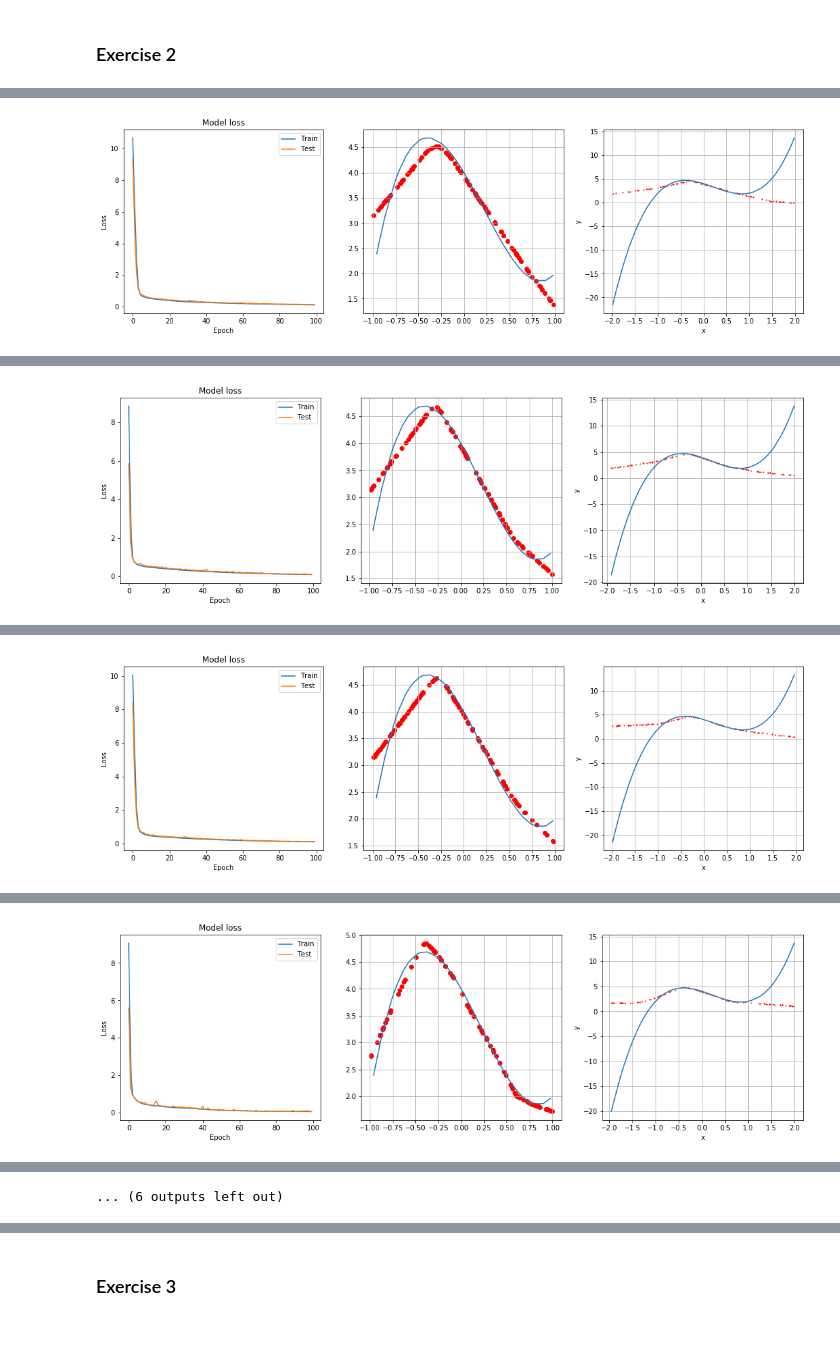
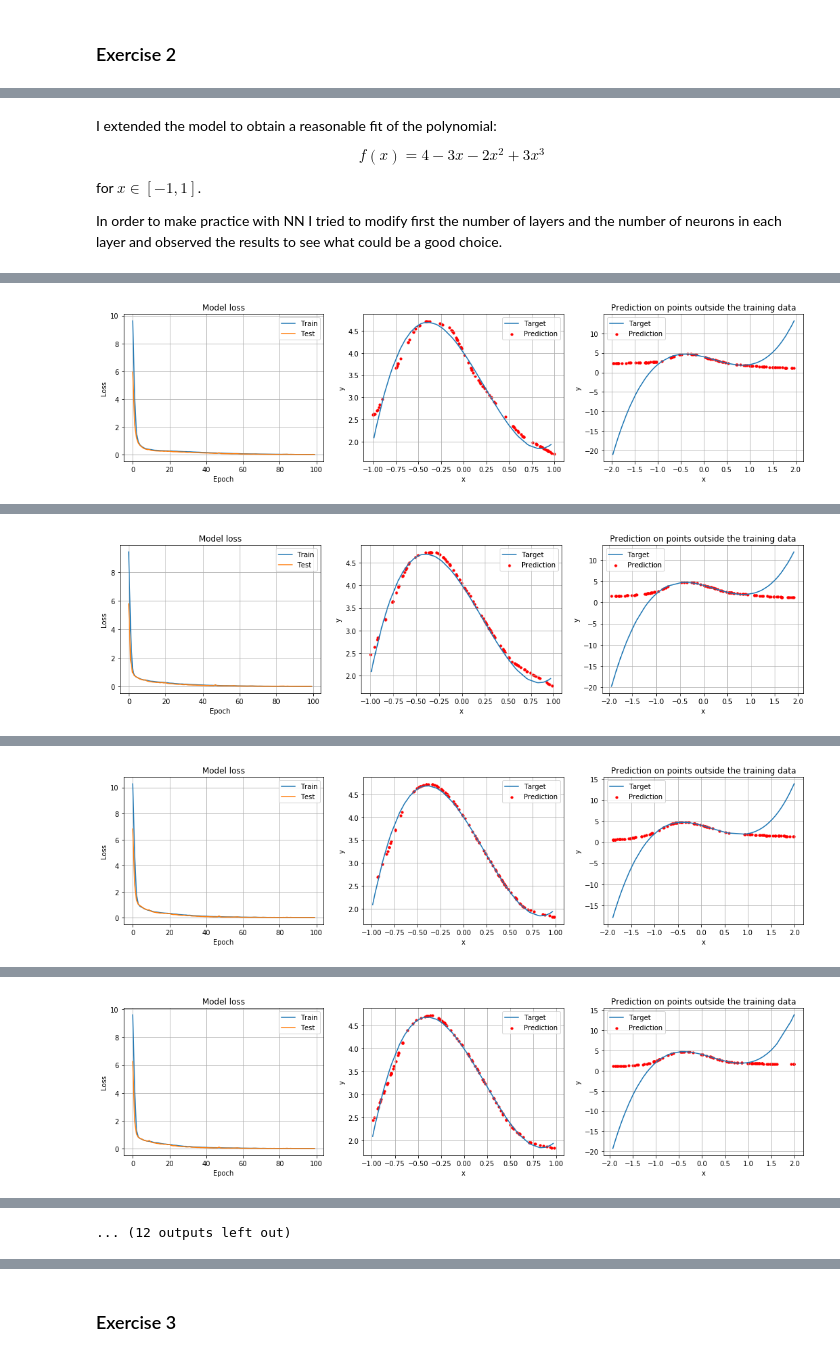
Before and after one commit to azzauzuaz/Numerical-Simulation-Laboratory, a Jupyter notebook: Lesson_11/Lesson_11.ipynb, the cells around one changed output, grey strips where cells are left out. Saved outputs shown, nothing was run; the diff lists cells and outputs as text; code cells hidden in the pictures.

```diff
--- a/Lesson_11/Lesson_11.ipynb
+++ b/Lesson_11/Lesson_11.ipynb
@@ -35,7 +36,7 @@ model.compile(optimizer='sgd', loss='mse', metrics=['mse'])
 # %%
 sigmas = [0.1, 0.2, 0.3] # noise standard deviation
 Ns_epochs = [10, 50, 100]
-Ns_train = [100, 1000, 5000]
+Ns_train = [100, 500, 1000]
 
 best_loss=1e100 # very high value
 
@@ -109,13 +95,24 @@ Summarize what you have learned about the relationship between model complexity
+# %% [markdown]
+I extended the model to obtain a reasonable fit of the polynomial:
+
+$$
+f(x)=4-3x-2x^2+3x^3
+$$
+
+for $x \in [-1,1]$.
+
+In order to make practice with NN I tried to modify first the number of layers and the number of neurons in each layer and observed the results to see what could be a good choice.
 # %%
 # generate training inputs
-np.random.seed(0)
+np.random.seed(19997)
+tf.random.set_seed(19997)
 x_train = np.random.uniform(-1, 1, 200)
 x_valid = np.random.uniform(-1, 1, 50)
 x_valid.sort()
 
 y_target = 4. - 3.*x_valid - 2.*x_valid**2 + 3.*x_valid**3
 
-sigma=0.2
+sigma=0.1
 y_train = np.random.normal(4. - 3.*x_train - 2.*x_train**2 + 3.*x_train**3, sigma)
 y_valid = np.random.normal(4. - 3.*x_valid - 2.*x_valid**2 + 3.*x_valid**3, sigma)
 # %%
@@ -137,14 +134,11 @@ def get_model(N_layers, N_neurons_per_layer, activ_fn, optim, loss_fn):
 
     return model
 # %%
-Ns_layers=[3,5,10]
-Ns_neurons_per_layer=[10,20,30]
+Ns_layers=[5,10,20]
+Ns_neurons_per_layer=[10,20,30,40]
 activ_fn='relu'
 optim='sgd'
 loss_fn='mse'
-
-#reproducibility
-np.random.seed(1997)
 
 index = 1
 
@@ -154,7 +148,6 @@ for N_layers in Ns_layers:
         plt.figure(index, figsize = (18, 4))
 
         model = get_model(N_layers, N_neurons_per_layer, activ_fn, optim, loss_fn)
-
         history = model.fit(x=x_train, y=y_train, batch_size=32, epochs=100 ,shuffle=True, validation_data=(x_valid, y_valid), verbose=0)
 
         # look into training history
@@ -166,13 +159,17 @@ for N_layers in Ns_layers:
         plt.ylabel('Loss')
         plt.xlabel('Epoch')
         plt.legend(['Train', 'Test'], loc='best')
+        plt.grid(True)
 
         plt.subplot(1, 3, 2)
         x_predicted = np.random.uniform(-1, 1, 100)
         y_predicted = model.predict(x_predicted)
-        plt.scatter(x_predicted, y_predicted,color='r')
-        plt.plot(x_valid, y_target)
+        plt.scatter(x_predicted, y_predicted,color='r', s=10, label="Prediction")
+        plt.plot(x_valid, y_target, label="Target")
+        plt.ylabel('y')
+        plt.xlabel('x')
         plt.grid(True)
+        plt.legend()
 
         plt.subplot(1, 3, 3)
         x_test = np.random.uniform(-2, 2, 100)
@@ -183,11 +180,13 @@ for N_layers in Ns_layers:
         score = model.evaluate(x_test, y_test, verbose=0)
         y_predicted = model.predict(x_test)
 
-        plt.scatter(x_test, y_predicted,color='r', marker='o', s=1)
-        plt.plot(x_test, y_test_target)
+        plt.scatter(x_test, y_predicted,color='r', s=10, label="Prediction")
+        plt.plot(x_test, y_test_target, label="Target")
+        plt.title("Prediction on points outside the training data")
         plt.ylabel('y')
         plt.xlabel('x')
         plt.grid(True)
+        plt.legend()
 
         index=index+1
 
@@ -198 +197 @@ Results for N_layers = 3 , N_neurons_per_layer = 10 : loss =  0.1287666541337967
-[figure, old version]
+[figure, new version]
@@ -200 +199 @@ Results for N_layers = 3 , N_neurons_per_layer = 20 : loss =  0.1065698824822902
-[figure, old version]
+[figure, new version]
@@ -202 +201 @@ Results for N_layers = 3 , N_neurons_per_layer = 30 : loss =  0.1107540418207645
-[figure, old version]
+[figure, new version]
@@ -204 +203 @@ Results for N_layers = 5 , N_neurons_per_layer = 10 : loss =  0.0605921216309070
-[figure, old version]
+[figure, new version]
@@ -209 +208 @@ Results for N_layers = 5 , N_neurons_per_layer = 30 : loss =  0.0648310706019401
-... (6 outputs left out)
+... (12 outputs left out)
```
Also changed, not shown: parts of 10 cells of this notebook.
